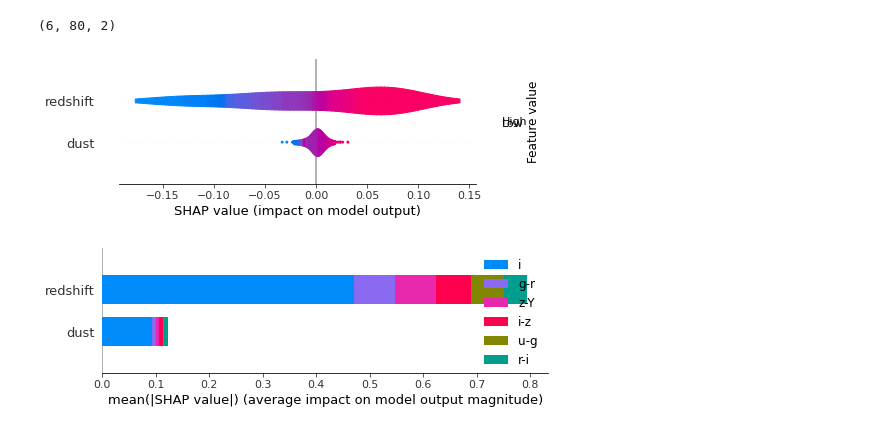
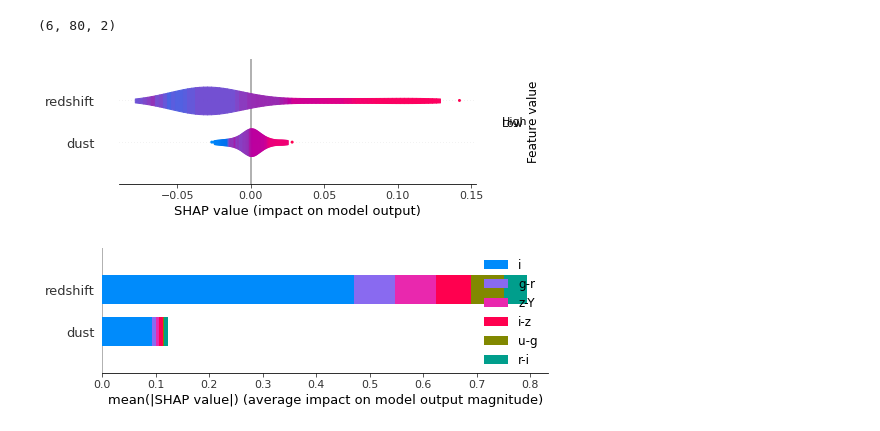
Before and after one commit to patricialarsen/emulator_utils, a Jupyter notebook: notebooks/demo_explainers.ipynb, the cells around one changed output. Cells and saved outputs as stored; diff of their text form; code cells hidden in the pictures.

```diff
--- a/notebooks/demo_explainers.ipynb
+++ b/notebooks/demo_explainers.ipynb
@@ -141,10 +224,10 @@ np.array(shap_values).shape
 # %% [output]
 (6, 80, 2)
 # %%
-output_indx = 3
+output_indx = 2
 plot_shap_summary_single(shap_values[output_indx], param_test_unscaled, input_labels, target_labels[output_indx], plot_type='violin')
 # %% [output]
-[figure, old version]
+[figure, new version]
 # %%
 plot_shap_summary_multiple(shap_values, param_test_unscaled, input_labels, target_labels, plot_type='bar')
 # %% [output]
```
Also changed, not shown: parts of 3 cells of this notebook, 1 other file.
